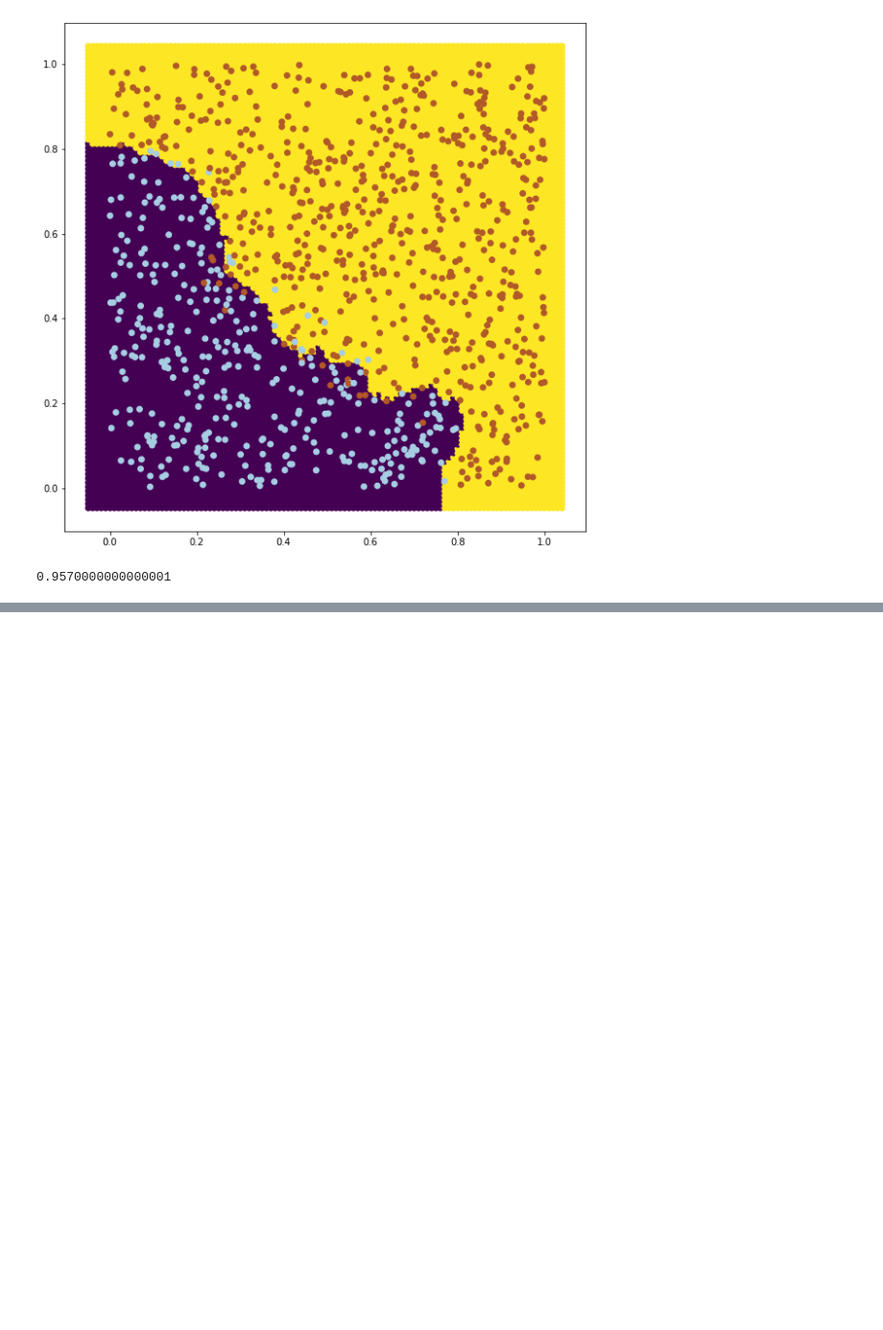
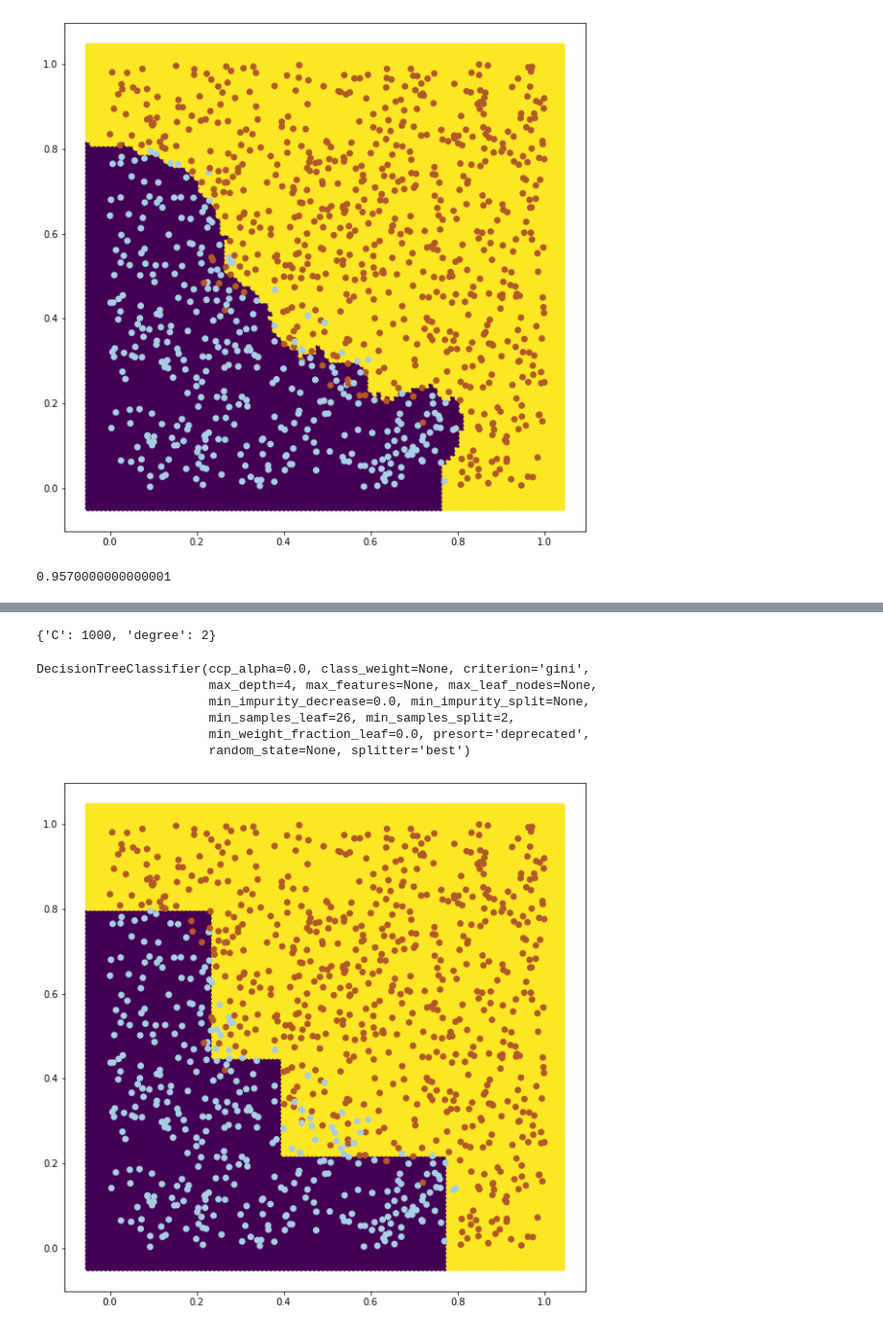
Before and after one commit to palvgoya/master_kschool, a Jupyter notebook: supervised_learning_classification.ipynb, the cells around one changed output, grey strips where cells are left out. Shown at 96% size. Drawn from its saved outputs; the diff is of its cells as text; code cells hidden in the pictures; blank space fills up the shorter version.

```diff
--- a/supervised_learning_classification.ipynb
+++ b/supervised_learning_classification.ipynb
@@ -110,0 +149,4 @@ clf_grid.best_score_
+# %%
+clfp=GridSearchCV(estimator=SVC(kernel='poly'),param_grid={'degree':np.arange(2,8,2),'C':[.1,10,1000]})
+# %%
+clfp.fit(X,y)
@@ -110,0 +169,3 @@ clf_grid.best_score_
+# %%
+clfr=GridSearchCV(estimator=SVC(kernel='rbf'),param_grid={'degree':np.arange(2,8,2),'C':[.1,10,1000]})
+clfr.fit(X,y)
@@ -110,0 +184,4 @@ clf_grid.best_score_
+# %%
+clfr.best_params_
+# %% [output]
+{'C': 1000, 'degree': 2}
@@ -110,0 +190,14 @@ clf_grid.best_score_
+# %%
+clfd=DecisionTreeClassifier(max_depth=4,min_samples_leaf=26)
+clfd.fit(X_train,y_train)
+# %% [output]
+DecisionTreeClassifier(ccp_alpha=0.0, class_weight=None, criterion='gini',
+                       max_depth=4, max_features=None, max_leaf_nodes=None,
+                       min_impurity_decrease=0.0, min_impurity_split=None,
+                       min_samples_leaf=26, min_samples_split=2,
+                       min_weight_fraction_leaf=0.0, presort='deprecated',
+                       random_state=None, splitter='best')
+# %%
+draw(clfd,X.values,y.values,h=0.01)
+# %% [output]
+[figure, added]
```
Also changed, not shown: parts of 34 cells of this notebook.
